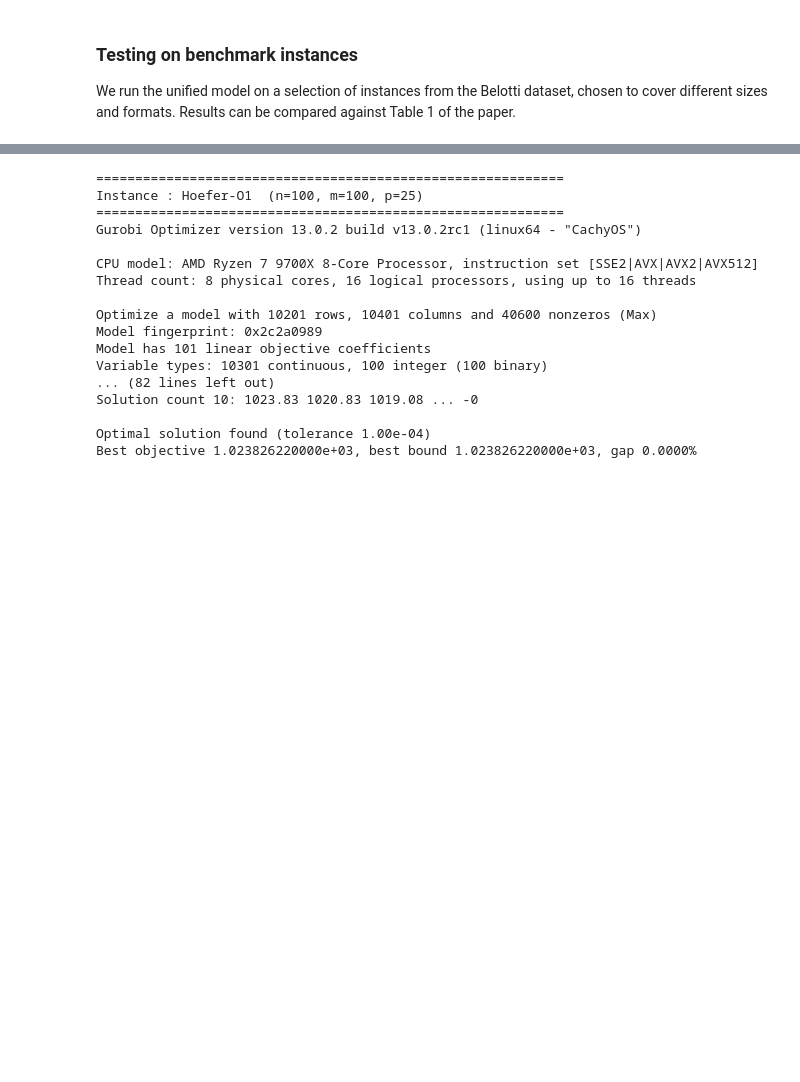
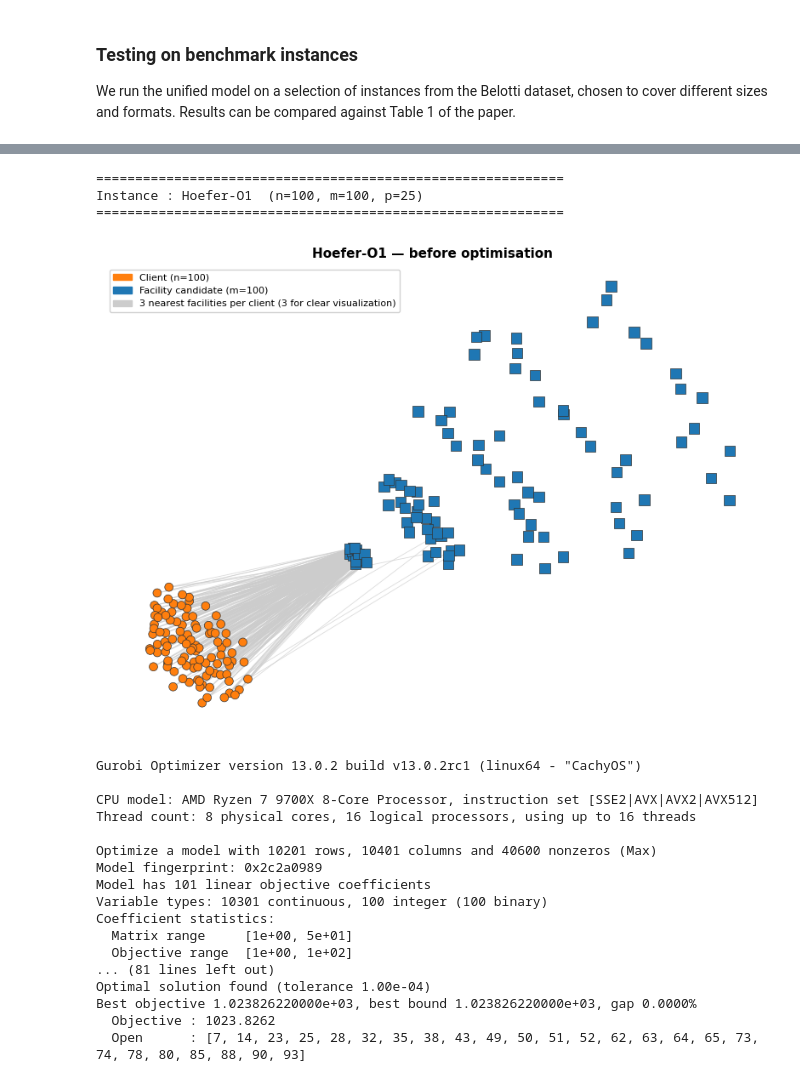
Before and after one commit to mshaa1/Decision-OPT-Assignment, a Jupyter notebook: unified-opmp.ipynb, the cells around one changed output, grey strips where cells are left out. Cells and saved outputs as stored; diff of their text form; code cells hidden in the pictures; blank space fills up the shorter version.

```diff
--- a/unified-opmp.ipynb
+++ b/unified-opmp.ipynb
@@ -436,31 +742,46 @@ Best objective 1.446100000000e+04, best bound 1.446100000000e+04, gap 0.0000%
 # %%
 # Large test instance
 
 label = LARGE_TEST_INSTANCE[0]
 path = LARGE_TEST_INSTANCE[1]
 
 inst = load_instance(path)
 n, m, p, d = inst["n"], inst["m"], inst["p"], inst["d"]
 print(f"\n{'='*60}")
 print(f"Instance : {label}  (n={n}, m={m}, p={p})")
 print(f"{'='*60}")
 
+# Graph before optimisation — given the larger size, plotted on its own figure
+plot_network(inst, title=f"{label} — before optimisation")
+
 sol = solve_unified_opmp(n, m, p, d)
+print(f"  Objective : {sol['obj']:.4f}")
+print(f"  Open      : {sorted(sol['open'])}")
+
+# Graph after optimisation
+plot_network(
+    inst, title=f"{label} — after optimisation (p={p})",
+    open_facilities=sol["open"], assignment=sol["assignment"]
+)
 # %% [output]
 ============================================================
 Instance : Hoefer-O1  (n=100, m=100, p=25)
 ============================================================
-Gurobi Optimizer version 13.0.2 build v13.0.2rc1 (linux64 - "CachyOS")
-
-CPU model: AMD Ryzen 7 9700X 8-Core Processor, instruction set [SSE2|AVX|AVX2|AVX512]
-Thread count: 8 physical cores, 16 logical processors, using up to 16 threads
-
-Optimize a model with 10201 rows, 10401 columns and 40600 nonzeros (Max)
-Model fingerprint: 0x2c2a0989
-Model has 101 linear objective coefficients
-Variable types: 10301 continuous, 100 integer (100 binary)
-... (82 lines left out)
-Solution count 10: 1023.83 1020.83 1019.08 ... -0
-
-Optimal solution found (tolerance 1.00e-04)
-Best objective 1.023826220000e+03, best bound 1.023826220000e+03, gap 0.0000%
+[figure, added]
+Gurobi Optimizer version 13.0.2 build v13.0.2rc1 (linux64 - "CachyOS")
+
+CPU model: AMD Ryzen 7 9700X 8-Core Processor, instruction set [SSE2|AVX|AVX2|AVX512]
+Thread count: 8 physical cores, 16 logical processors, using up to 16 threads
+
+Optimize a model with 10201 rows, 10401 columns and 40600 nonzeros (Max)
+Model fingerprint: 0x2c2a0989
+Model has 101 linear objective coefficients
+Variable types: 10301 continuous, 100 integer (100 binary)
+Coefficient statistics:
+  Matrix range     [1e+00, 5e+01]
+  Objective range  [1e+00, 1e+02]
+... (81 lines left out)
+Optimal solution found (tolerance 1.00e-04)
+Best objective 1.023826220000e+03, best bound 1.023826220000e+03, gap 0.0000%
+  Objective : 1023.8262
+  Open      : [7, 14, 23, 25, 28, 32, 35, 38, 43, 49, 50, 51, 52, 62, 63, 64, 65, 73, 74, 78, 80, 85, 88, 90, 93]
```
Also changed, not shown: parts of 5 cells of this notebook.
